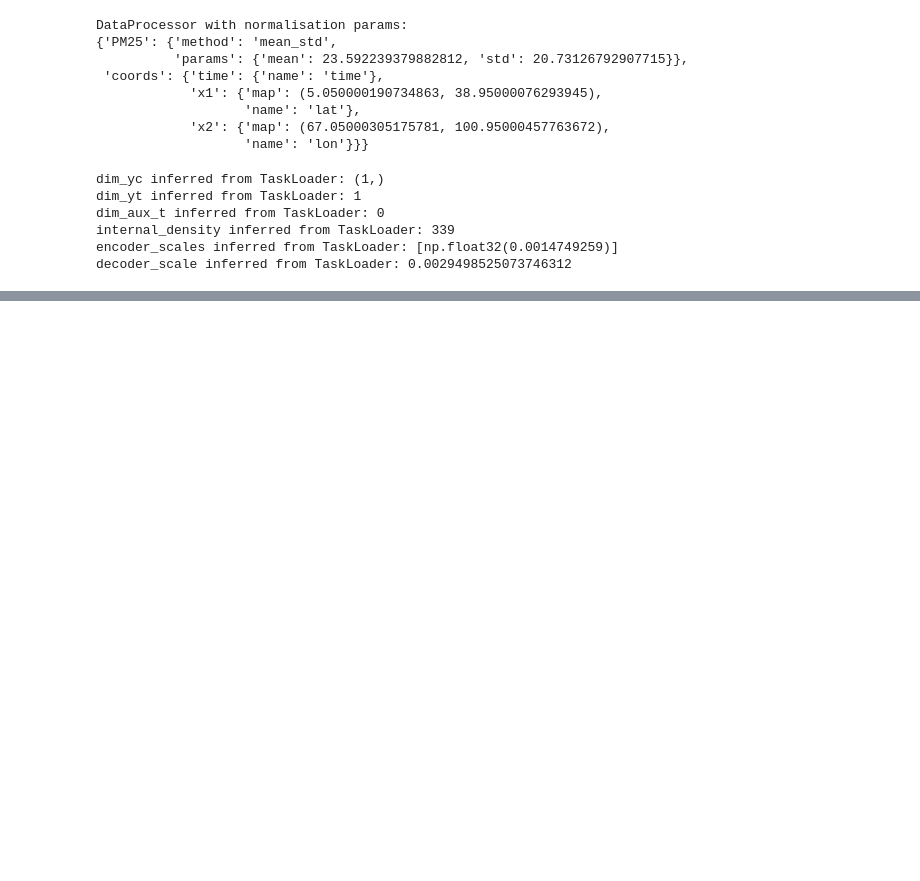
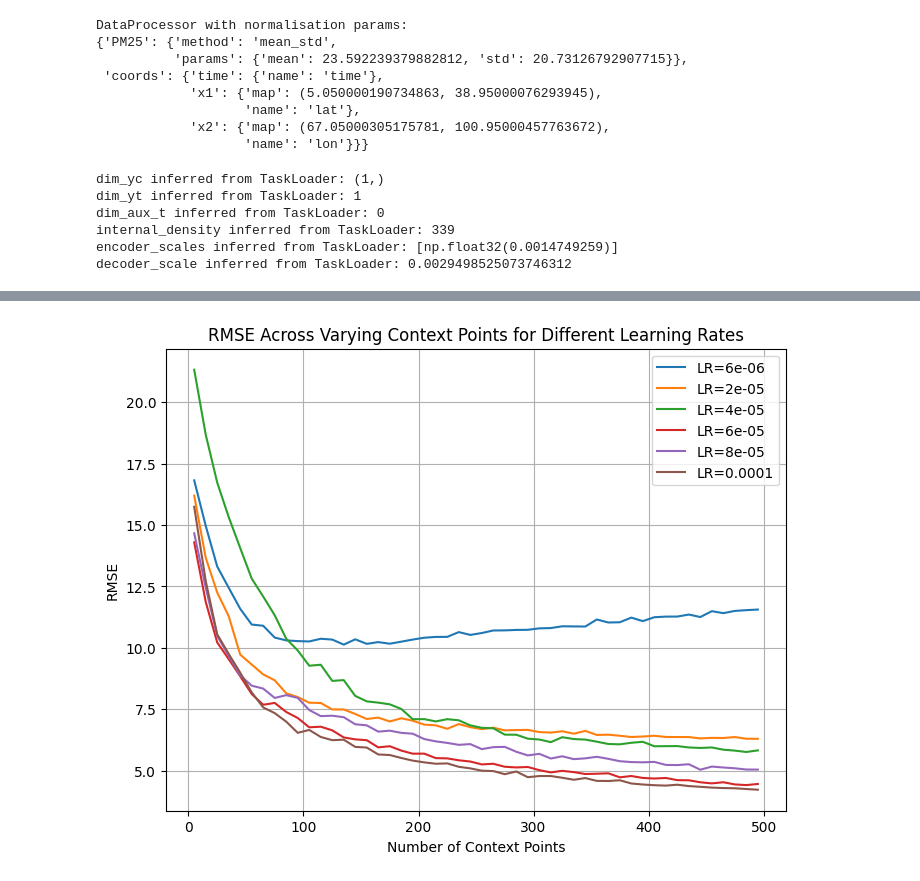
Before and after one commit to vinayakrana/AQ-SensorPlacement, a Jupyter notebook: hyperparameter_tuning.ipynb, the cells around one changed output, grey strips where cells are left out. Drawn from its saved outputs; the diff is of its cells as text; code cells hidden in the pictures; blank space fills up the shorter version.

```diff
--- a/hyperparameter_tuning.ipynb
+++ b/hyperparameter_tuning.ipynb
@@ -137,0 +277,16 @@ _ = axes[1].set_title("Validation RMSE")
+# %%
+context_points = np.arange(5, 500, 10)
+
+plt.figure(figsize=(8, 6))
+
+for lr, errors in hyper_param_lr.items():
+    plt.plot(context_points, errors, label=f'LR={lr}')
+
+plt.xlabel('Number of Context Points')
+plt.ylabel('RMSE')
+plt.title('RMSE Across Varying Context Points for Different Learning Rates')
+plt.legend()
+plt.grid(True)
+plt.show()
+# %% [output]
+[figure, added]
```
Also changed, not shown: parts of 13 cells of this notebook.
